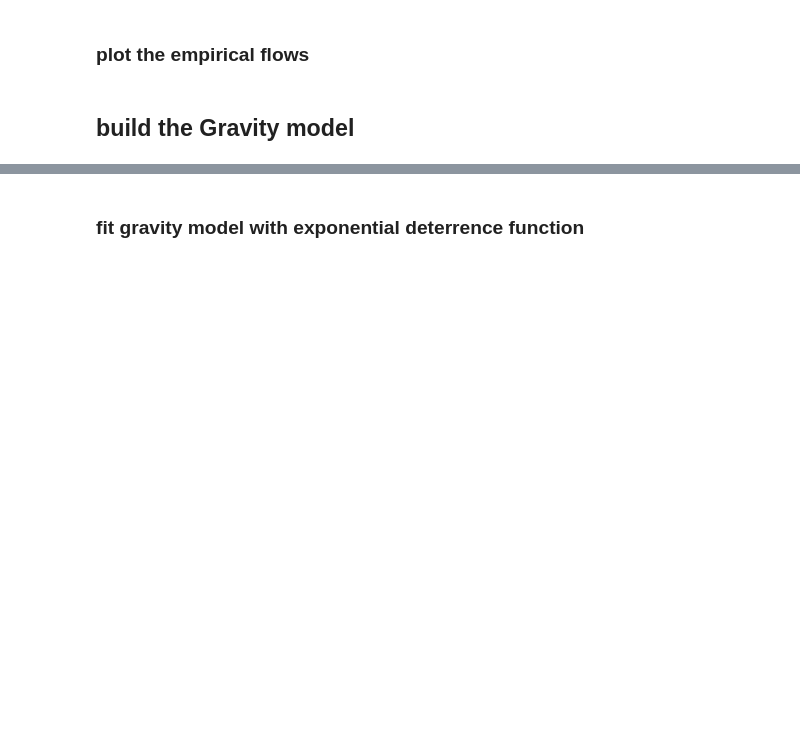
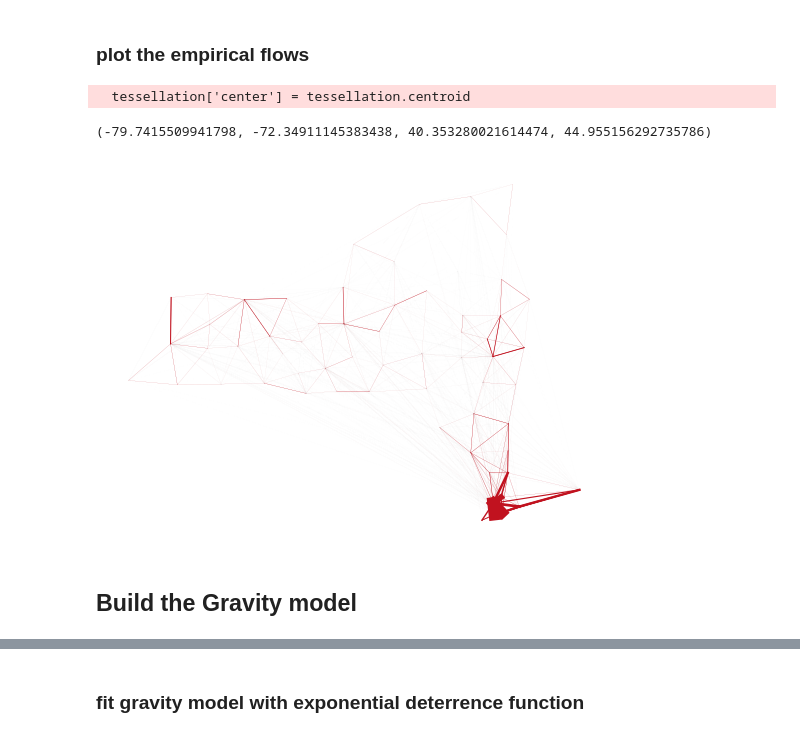
Before and after one commit to mattiamazzoli/Teaching, a Jupyter notebook: mobility_models.ipynb, the cells around one changed output, grey strips where cells are left out. Drawn from its saved outputs; the diff is of its cells as text; code cells hidden in the pictures; blank space fills up the shorter version.

```diff
--- a/mobility_models.ipynb
+++ b/mobility_models.ipynb
@@ -38,19 +51,23 @@ print(fdf.head())
 # %%
 tessellation['center'] = tessellation.centroid
 points = dict(zip(tessellation.tile_ID,tessellation.center))
 
 
 for line in fdf.iterrows():
     orig = line[1].origin
     dest = line[1].destination
-    flow = line[1].flow / 100000
+    flow = line[1].flow / 50000
     #print(flow)
     x1 = points[orig].x
     y1 = points[orig].y
     x2 = points[dest].x
     y2 = points[dest].y
     plt.plot([x1,x2],[y1, y2], '#c1121f',linewidth=flow)
 
 plt.axis('off')
+# %% [output]
+  tessellation['center'] = tessellation.centroid
+(-79.7415509941798, -72.34911145383438, 40.353280021614474, 44.955156292735786)
+[figure, added]
 # %% [markdown]
-## build the Gravity model
+## Build the Gravity model
```
Also changed, not shown: parts of 22 cells of this notebook.
